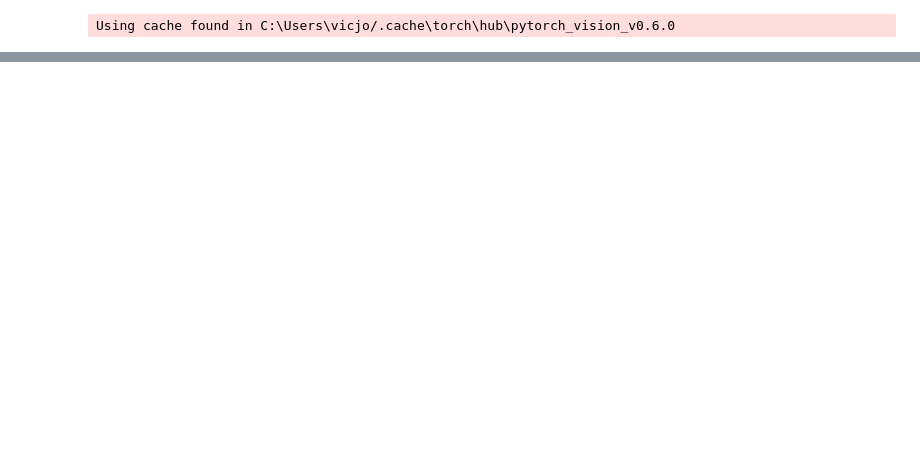
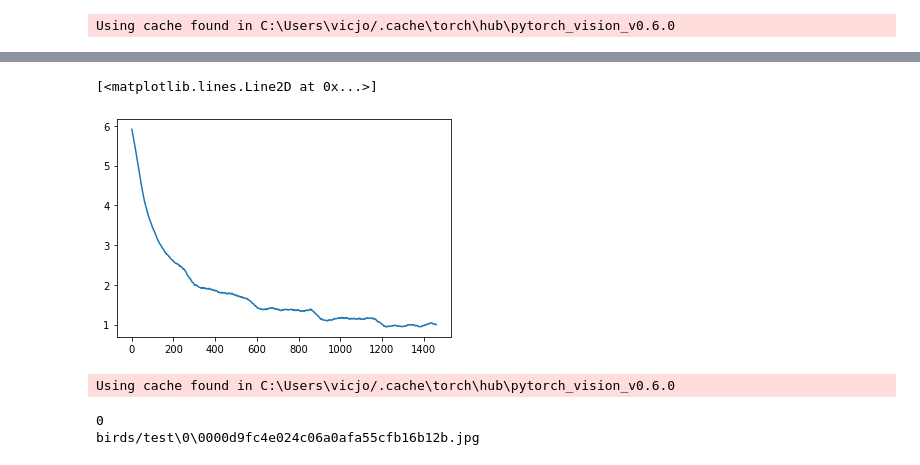
Before and after one commit to DefDen/KaggleBirdClassifier, a Jupyter notebook: main.ipynb, the cells around one changed output, grey strips where cells are left out. Drawn from its saved outputs; the diff is of its cells as text; code cells hidden in the pictures; blank space fills up the shorter version.

```diff
--- a/main.ipynb
+++ b/main.ipynb
@@ -11,7 +11,7 @@ import torch.optim as optim
 import torch.utils.data
 # %%
 import os
-checkpoints = 'checkpoints'
+checkpoints = 'checkpoints/'
 if not os.path.exists(checkpoints):
     os.makedirs(checkpoints)
 # %%
@@ -123,8 +124,8 @@ def train(net, dataloader, epochs=1, start_epoch=0, lr=0.01, momentum=0.9, decay
             torch.save(state, checkpoint_path + 'checkpoint-%d.pkl'%(epoch+1))
     return losses
 # %%
-resnet = torch.hub.load('pytorch/vision:v0.6.0', 'resnet18', pretrained=True)
-resnet.fc = nn.Linear(512, 555) # This will reinitialize the layer as well
+resnet = torch.hub.load('pytorch/vision:v0.6.0', 'resnet152', pretrained=True)
+resnet.fc = nn.Linear(2048, 555) # This will reinitialize the layer as well
 # %% [output]
 Using cache found in C:\Users\vicjo/.cache\torch\hub\pytorch_vision_v0.6.0
 # %%
@@ -149,0 +133,7 @@ losses = train(resnet, data['train'], epochs=5, lr=.01, print_every=10, checkpoi
+# %%
+def smooth(x, size):
+    return np.convolve(x, np.ones(size) / size, mode='valid')
+plt.plot(smooth(losses, 50))
+# %% [output]
+[<matplotlib.lines.Line2D at 0x...>]
+[figure, added]
@@ -149,0 +158,11 @@ losses = train(resnet, data['train'], epochs=5, lr=.01, print_every=10, checkpoi
+# %%
+resnet = torch.hub.load('pytorch/vision:v0.6.0', 'resnet152', pretrained=True)
+resnet.fc = nn.Linear(2048, 555)
+state = torch.load(checkpoints + 'checkpoint-5.pkl')
+resnet.load_state_dict(state['net'])
+
+predict(resnet, data['test'], 'preds.csv')
+# %% [output]
+Using cache found in C:\Users\vicjo/.cache\torch\hub\pytorch_vision_v0.6.0
+0
+birds/test\0\0000d9fc4e024c06a0afa55cfb16b12b.jpg
```
Also changed, not shown: parts of 4 cells of this notebook.
